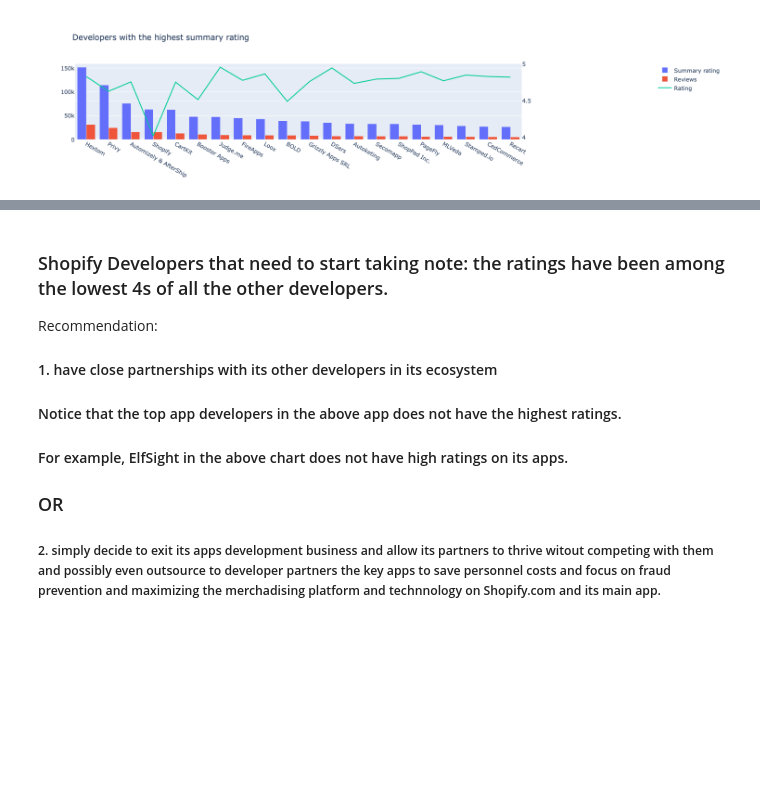
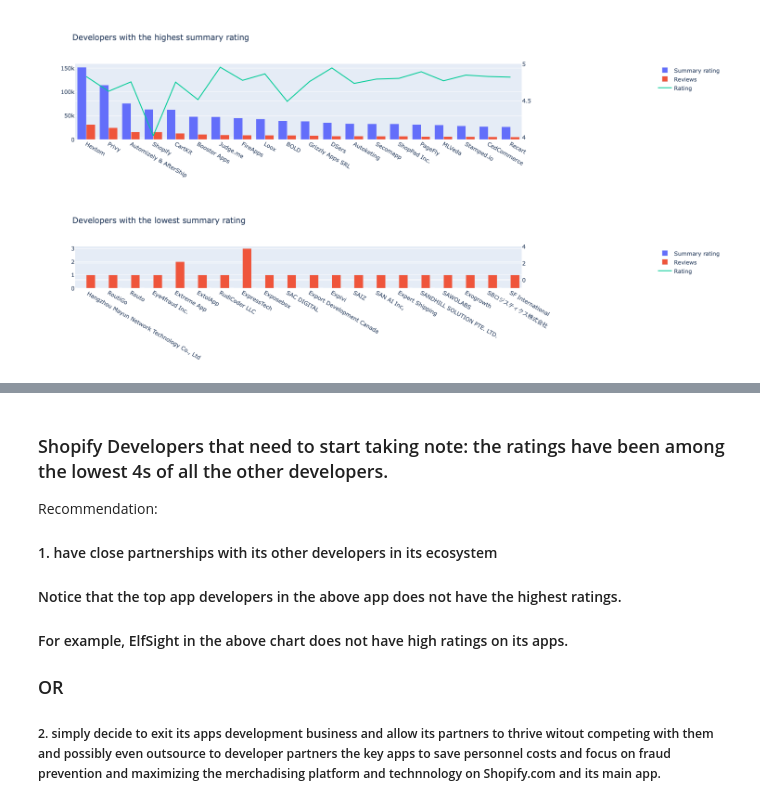
Before and after one commit to kelchoo/UCBE-MLAI-CapstoneProject, a Jupyter notebook: Capstone24-1.ipynb, the cells around one changed output, grey strips where cells are left out. Saved outputs shown, nothing was run; the diff lists cells and outputs as text; code cells hidden in the pictures; blank space fills up the shorter version.

```diff
--- a/Capstone24-1.ipynb
+++ b/Capstone24-1.ipynb
@@ -988,3 +988,41 @@ plotly.offline.iplot({
 })
 # %% [output]
 [figure]
+# %%
+limit = 20
+
+apps_and_reviews_grouped_by_developer = apps_and_reviews \
+    .groupby(['developer']) \
+    .agg({'rating_y': ['size', 'mean', 'sum']}) \
+    .reset_index() \
+    .sort_values(('rating_y', 'sum'), ascending=True)
+
+
+plotly.offline.iplot({
+    'data': [go.Bar(
+            name='Summary rating',
+            x=apps_and_reviews_grouped_by_developer.head(limit)['developer'],
+            y=apps_and_reviews_grouped_by_developer.head(limit)[('rating_y', 'sum')]
+    ),go.Bar(
+            name='Reviews',
+            x=apps_and_reviews_grouped_by_developer.head(limit)['developer'],
+            y=apps_and_reviews_grouped_by_developer.head(limit)[('rating_y', 'size')]
+    ),go.Scatter(
+            name='Rating',
+            x=apps_and_reviews_grouped_by_developer.head(limit)['developer'],
+            y=apps_and_reviews_grouped_by_developer.head(limit)[('rating_y', 'mean')],
+            yaxis='y2'
+    )],
+    'layout': go.Layout(
+        title='Developers with the lowest summary rating',
+        legend=dict(x=1.3, y=1),
+        barmode='group',
+        yaxis2=dict(
+            overlaying='y',
+            anchor='x',
+            side='right'
+        )
+    )
+})
+# %% [output]
+[figure, added]
```
Also changed, not shown: parts of 2 cells of this notebook.
